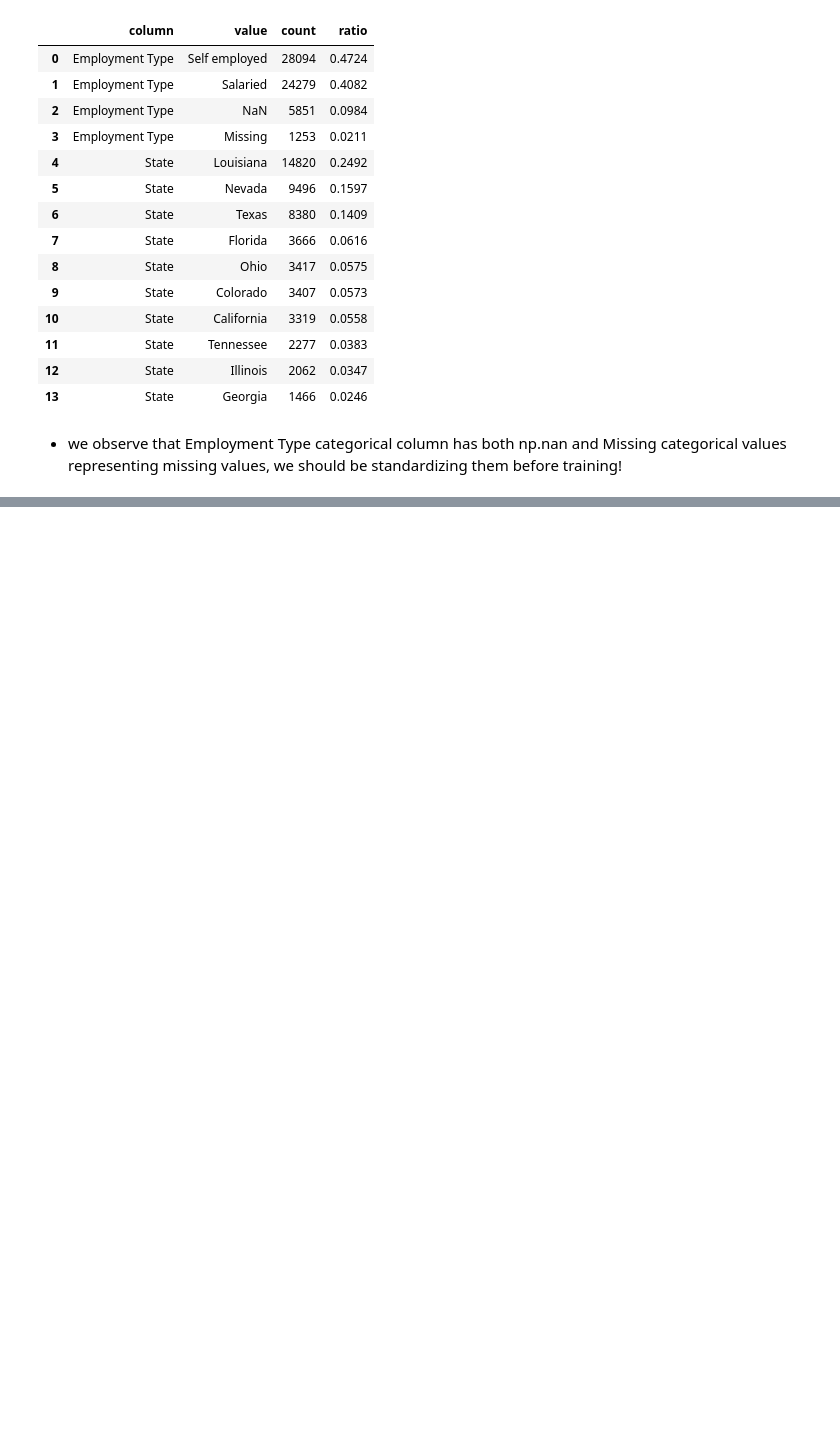
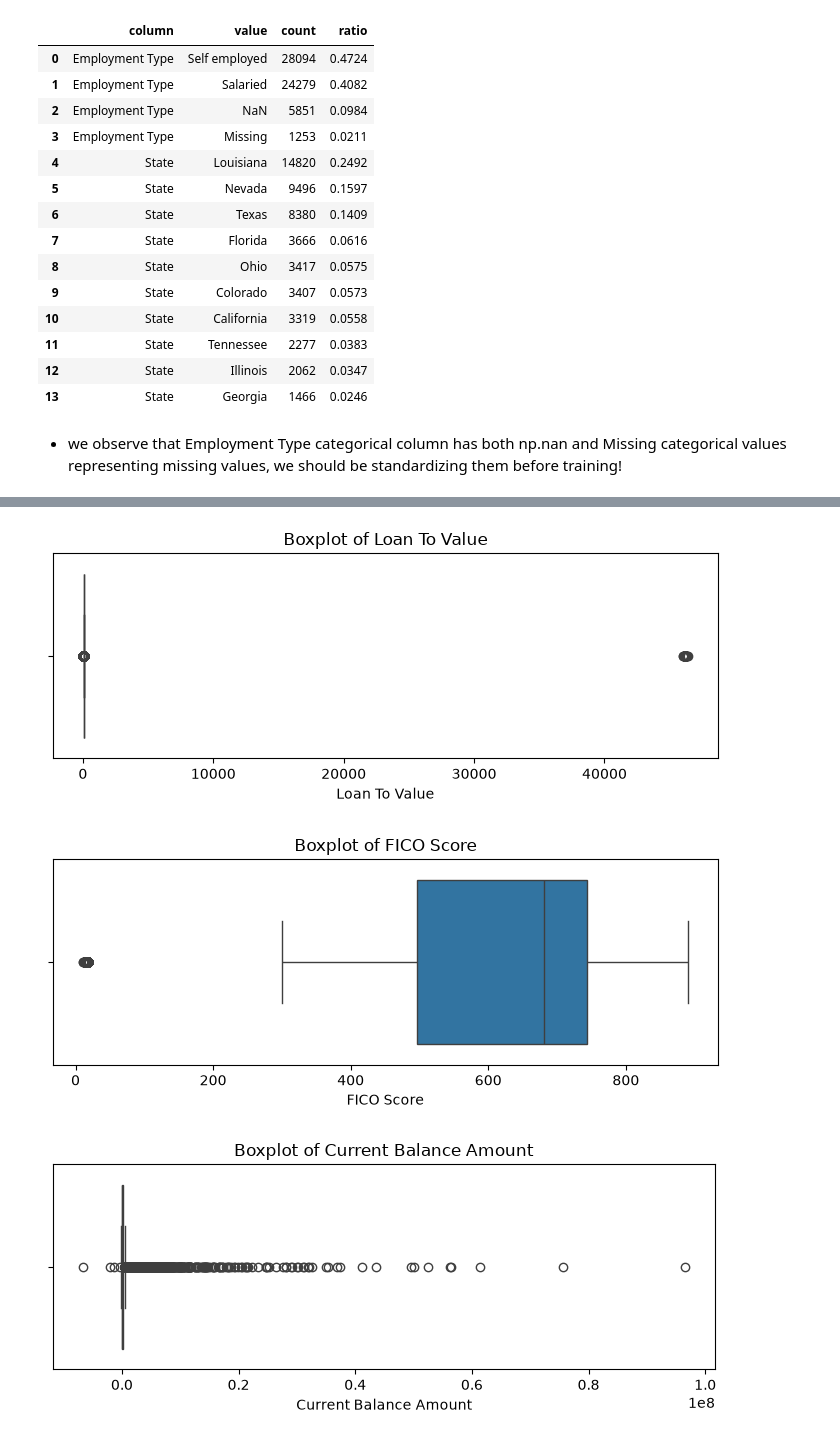
Before and after one commit to gorkemyencak/default-risk-classifier, a Jupyter notebook: notebooks/01_eda.ipynb, the cells around one changed output, grey strips where cells are left out. Cells and saved outputs as stored; diff of their text form; code cells hidden in the pictures; blank space fills up the shorter version.

```diff
--- a/notebooks/01_eda.ipynb
+++ b/notebooks/01_eda.ipynb
@@ -239,0 +356,16 @@ categorical_summary
+# %%
+### supervised dataset - plot boxplots for outlier detection
+outlier_columns = [
+    'Loan To Value',
+    'FICO Score',
+    'Current Balance Amount'
+]
+
+plot_numeric_boxplots(
+    df = df_supervised,
+    columns = outlier_columns
+)
+# %% [output]
+[figure, added]
+[figure, added]
+[figure, added]
```
Also changed, not shown: parts of 18 cells of this notebook, 1 other file.
